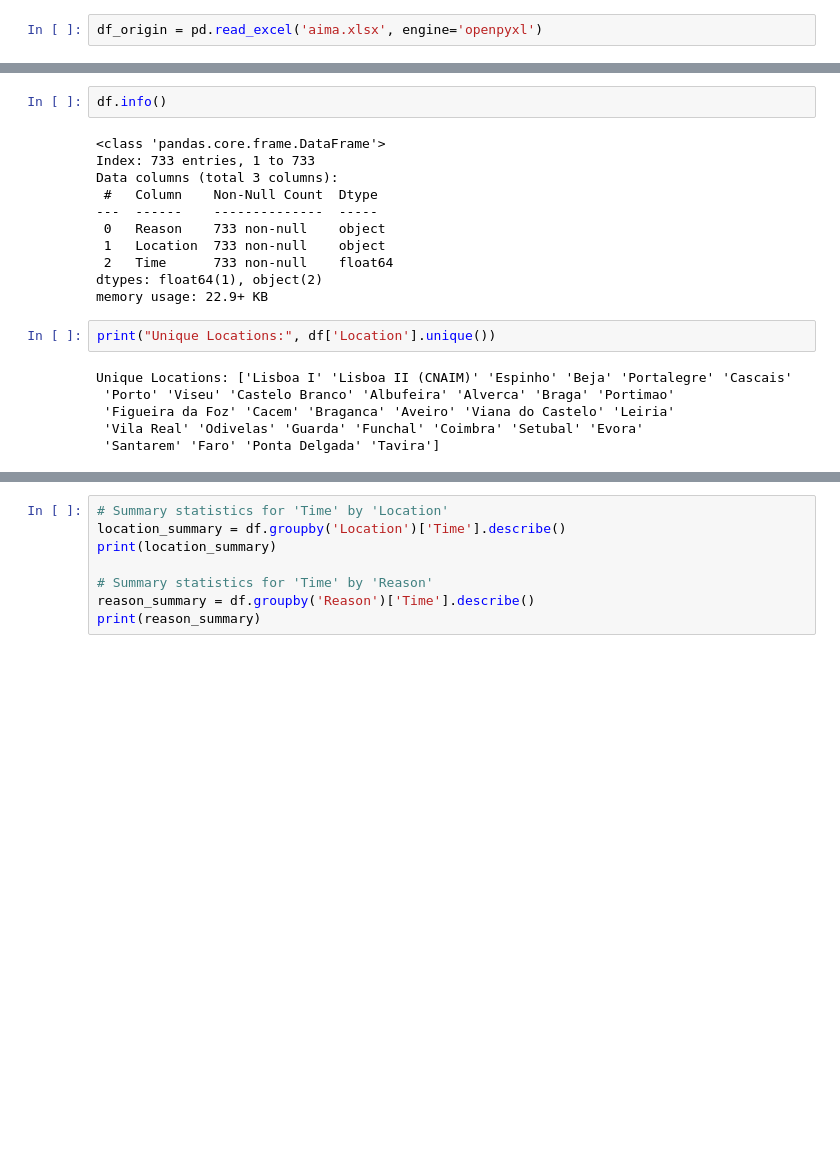
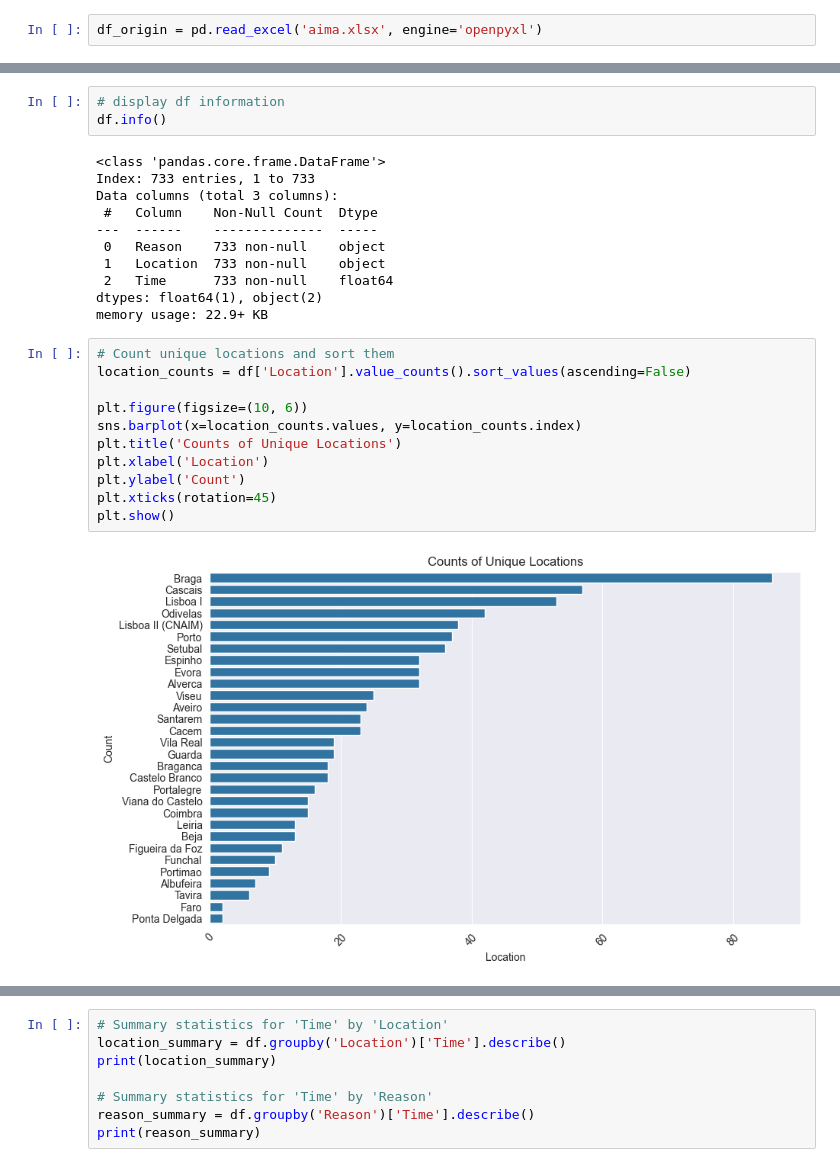
Before and after one commit to pavshulin/aima-analysis, a Jupyter notebook: main.ipynb, the cells around one changed output, grey strips where cells are left out. Cells and saved outputs as stored; diff of their text form; blank space fills up the shorter version.

```diff
--- a/main.ipynb
+++ b/main.ipynb
@@ -33,4 +28,5 @@ df = df_minified.copy()
 # %%
+# display df information
 df.info()
 # %% [output]
 <class 'pandas.core.frame.DataFrame'>
@@ -44,11 +40,16 @@ Data columns (total 3 columns):
 dtypes: float64(1), object(2)
 memory usage: 22.9+ KB
 # %%
-print("Unique Locations:", df['Location'].unique())
+# Count unique locations and sort them
+location_counts = df['Location'].value_counts().sort_values(ascending=False)
+
+plt.figure(figsize=(10, 6))
+sns.barplot(x=location_counts.values, y=location_counts.index)
+plt.title('Counts of Unique Locations')
+plt.xlabel('Location')
+plt.ylabel('Count')
+plt.xticks(rotation=45)
+plt.show()
 # %% [output]
-Unique Locations: ['Lisboa I' 'Lisboa II (CNAIM)' 'Espinho' 'Beja' 'Portalegre' 'Cascais'
- 'Porto' 'Viseu' 'Castelo Branco' 'Albufeira' 'Alverca' 'Braga' 'Portimao'
- 'Figueira da Foz' 'Cacem' 'Braganca' 'Aveiro' 'Viana do Castelo' 'Leiria'
- 'Vila Real' 'Odivelas' 'Guarda' 'Funchal' 'Coimbra' 'Setubal' 'Evora'
- 'Santarem' 'Faro' 'Ponta Delgada' 'Tavira']
+[figure, added]
 # %%
```
Also changed, not shown: parts of 14 cells of this notebook, 1 other file.
